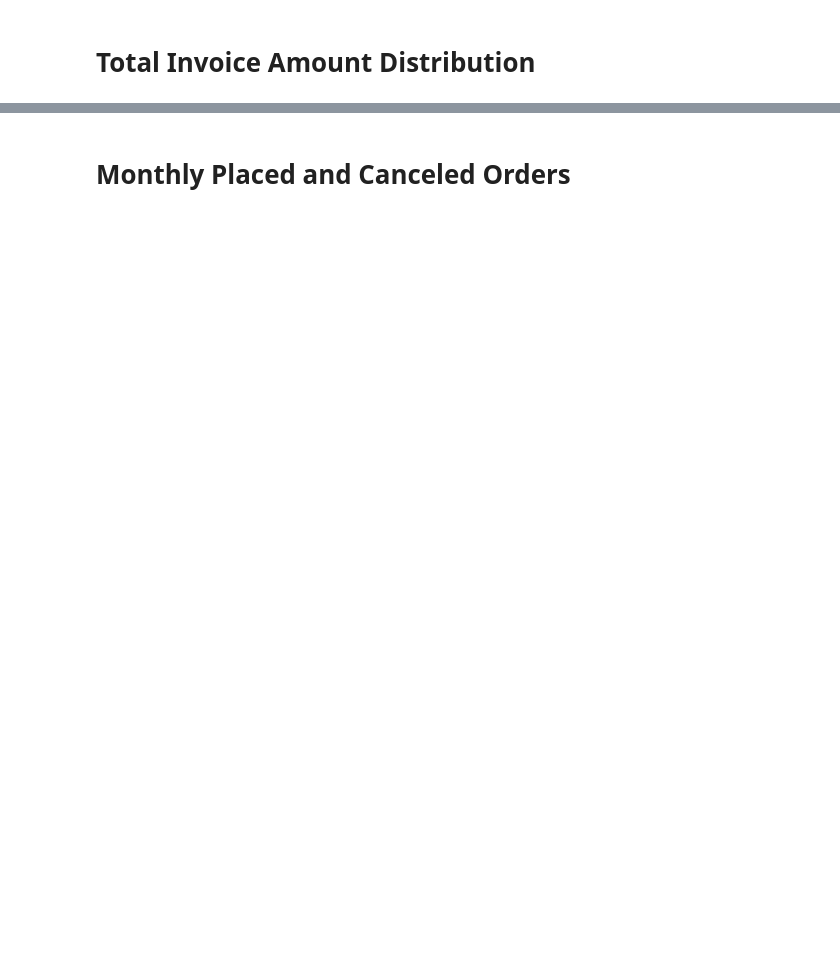
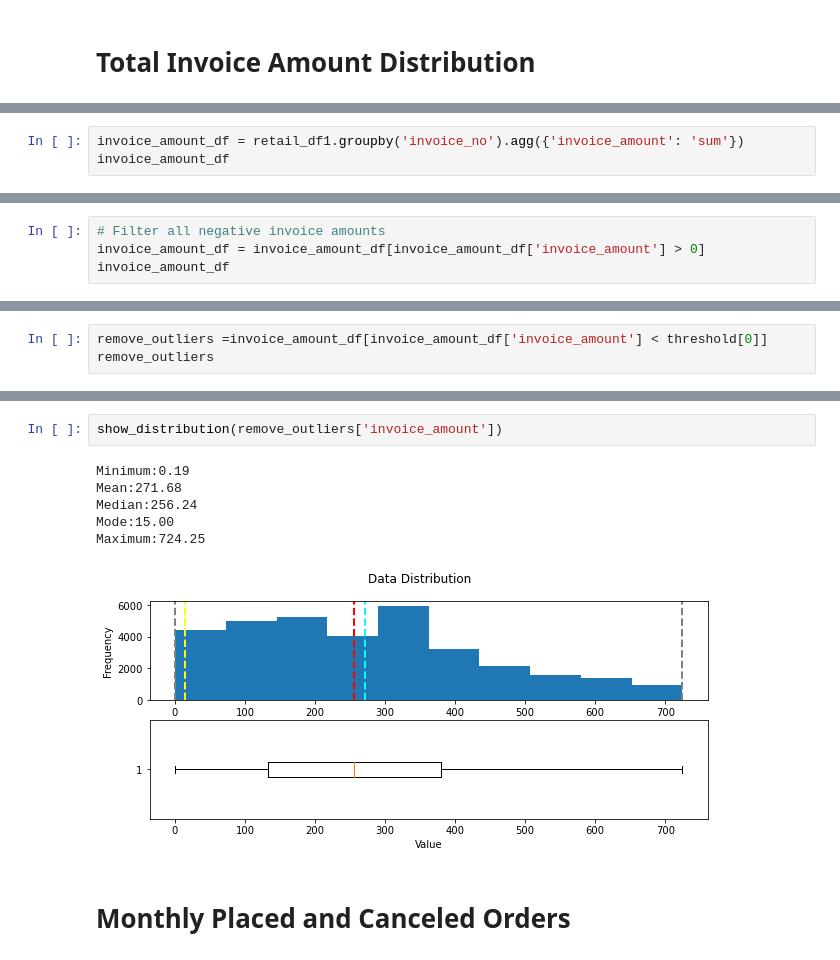
Before and after one commit to jarviscanada/jarvis_data_eng_SowonHam, a Jupyter notebook: python_data_analytics/retail_data_analytics_wrangling.ipynb, the cells around one changed output, grey strips where cells are left out. Cells and saved outputs as stored; diff of their text form; blank space fills up the shorter version.

```diff
--- a/python_data_analytics/retail_data_analytics_wrangling.ipynb
+++ b/python_data_analytics/retail_data_analytics_wrangling.ipynb
@@ -93,0 +235,3 @@ retail_df.head()
+# %%
+invoice_amount_df = retail_df1.groupby('invoice_no').agg({'invoice_amount': 'sum'})
+invoice_amount_df
@@ -93,0 +253,4 @@ retail_df.head()
+# %%
+# Filter all negative invoice amounts
+invoice_amount_df = invoice_amount_df[invoice_amount_df['invoice_amount'] > 0]
+invoice_amount_df
@@ -93,0 +327,3 @@ retail_df.head()
+# %%
+remove_outliers =invoice_amount_df[invoice_amount_df['invoice_amount'] < threshold[0]]
+remove_outliers
@@ -94,3 +345,12 @@ retail_df.head()
+# %%
+show_distribution(remove_outliers['invoice_amount'])
+# %% [output]
+Minimum:0.19
+Mean:271.68
+Median:256.24
+Mode:15.00
+Maximum:724.25
+[figure, added]
 # %% [markdown]
 # Monthly Placed and Canceled Orders
 # %% [markdown]
```
Also changed, not shown: parts of 48 cells of this notebook.
